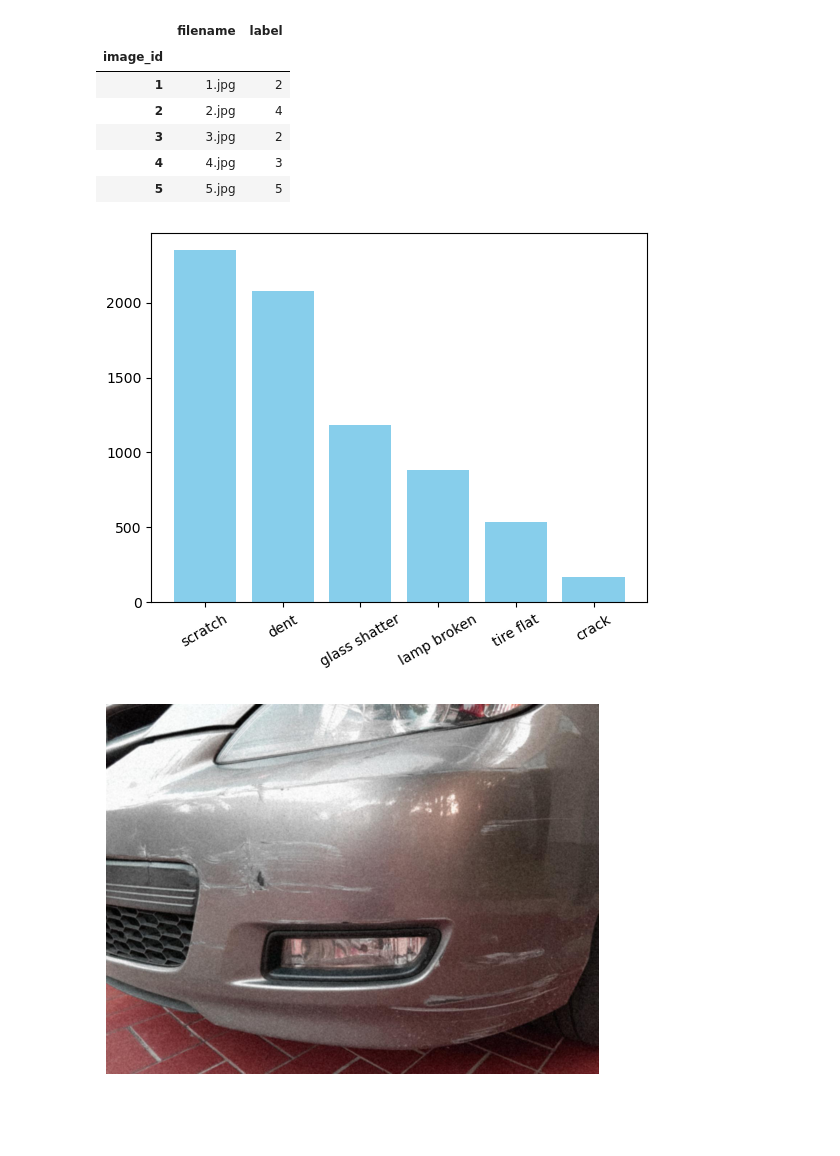
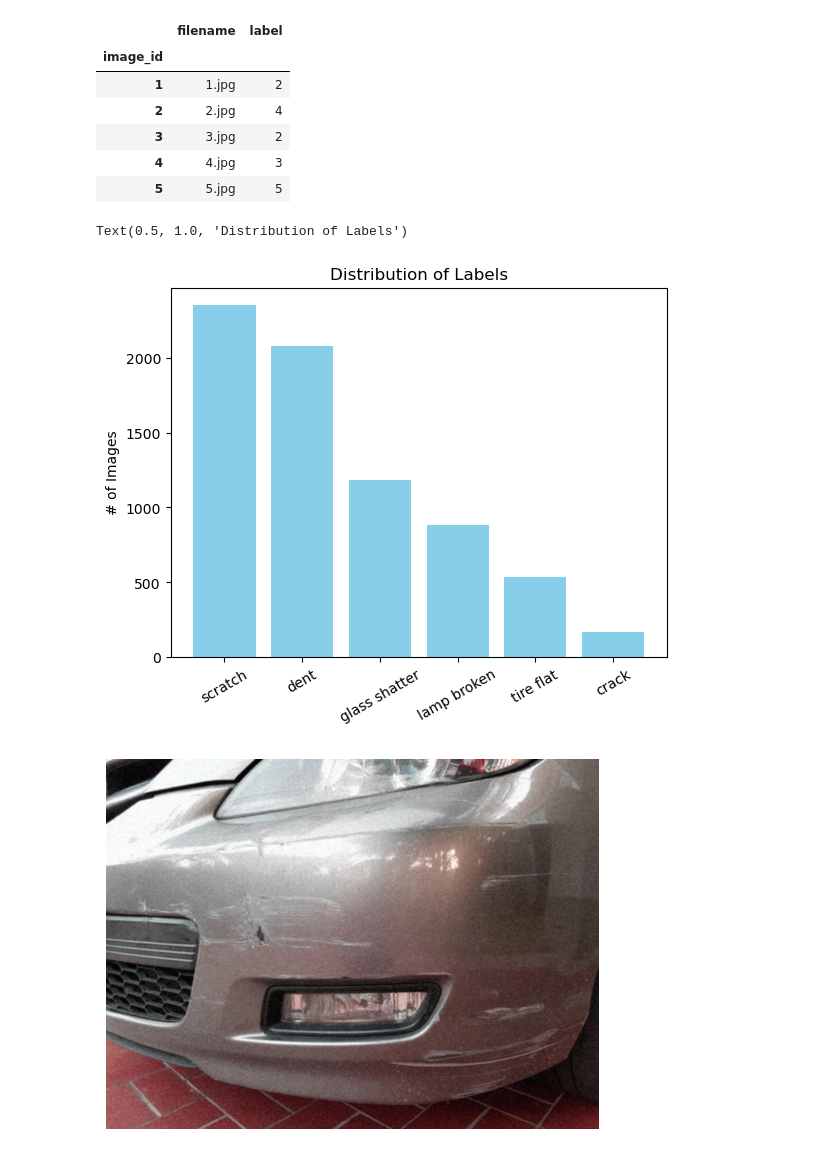
Before and after one commit to landonbuskirk/cmse492_project, a Jupyter notebook: notebooks/EDA.ipynb, the cells around one changed output. Cells and saved outputs as stored; diff of their text form; code cells hidden in the pictures; blank space fills up the shorter version.

```diff
--- a/notebooks/EDA.ipynb
+++ b/notebooks/EDA.ipynb
@@ -21,11 +21,14 @@ labels.head()
 # %%
 label_code = pd.Series({1: 'crack', 2: 'scratch', 3: 'tire flat', 4: 'dent', 5: 'glass shatter', 6: 'lamp broken'})
 
 label_counts = labels['label'].value_counts()
 plt.bar(label_code[label_counts.index], label_counts, color='skyblue')
 plt.tick_params(axis='x', rotation=30)
+plt.ylabel('# of Images')
+plt.title('Distribution of Labels')
 # %% [output]
+Text(0.5, 1.0, 'Distribution of Labels')
-[figure, old version]
+[figure, new version]
 # %%
 image = Image.open(f'../data/raw/images/{labels[labels["label"] == 2]["filename"].values[1]}')
 plt.imshow(image)
```
Also changed, not shown: parts of 9 cells of this notebook, 27 other files.
